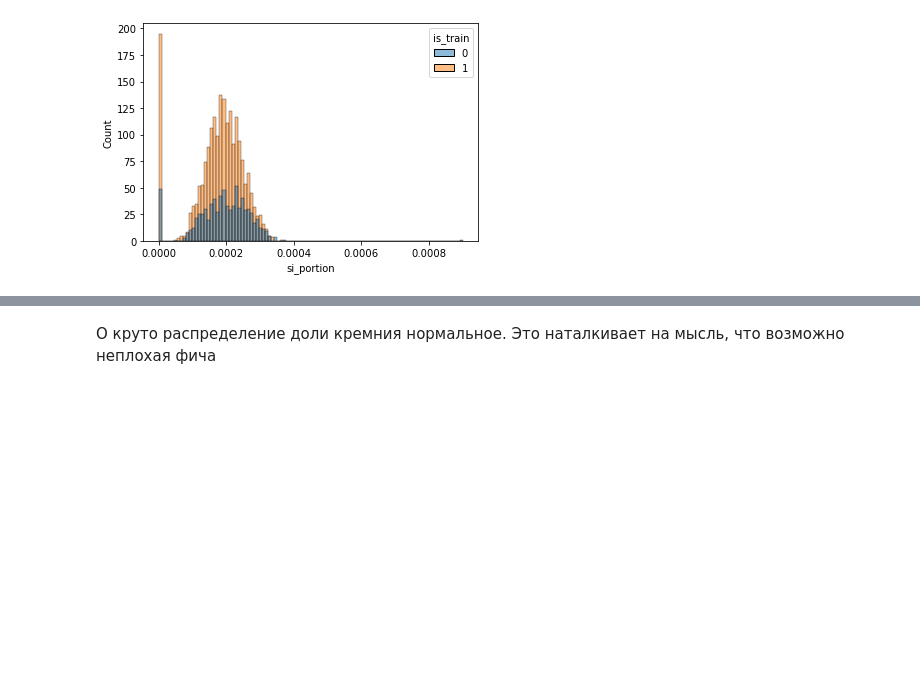
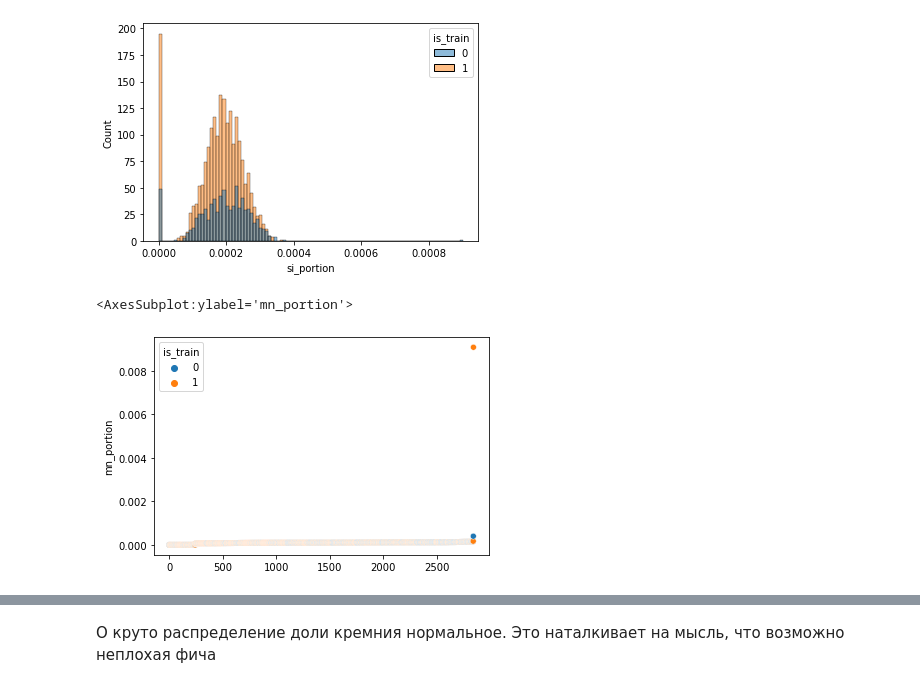
Before and after one commit to i-vainn/evraz_ai_hack, a Jupyter notebook: chugun/explore_chugun.ipynb, the cells around one changed output, grey strips where cells are left out. Drawn from its saved outputs; the diff is of its cells as text; code cells hidden in the pictures; blank space fills up the shorter version.

```diff
--- a/chugun/explore_chugun.ipynb
+++ b/chugun/explore_chugun.ipynb
@@ -34,6 +34,7 @@ train.head()
 # %%
 train['is_train'] = 1
 test['is_train'] = 0
+
+train['DATA_ZAMERA'] = pd.to_datetime(train['DATA_ZAMERA'])
+test['DATA_ZAMERA'] = pd.to_datetime(test['DATA_ZAMERA'])
 df = pd.concat([train, test], ignore_index=True)
-# %%
-df['DATA_ZAMERA'] = pd.to_datetime(df['DATA_ZAMERA'])
@@ -275,3 +294,11 @@ sns.histplot(data=df[(df.VES!=0)&(df.si_portion<0.01)], x='si_portion', hue='is_
 # %% [output]
 <AxesSubplot:xlabel='si_portion', ylabel='Count'>
 [figure]
+# %%
+df['mn_portion'] = df.MN / df.VES * 100
+# df['mn_portion'][df.VES==0] =
+# %%
+sns.scatterplot(data=df.sort_values('mn_portion'), x=np.arange(df.shape[0]), y='mn_portion', hue='is_train')
+# %% [output]
+<AxesSubplot:ylabel='mn_portion'>
+[figure, added]
```
Also changed, not shown: parts of 24 cells of this notebook, 1 other file.
